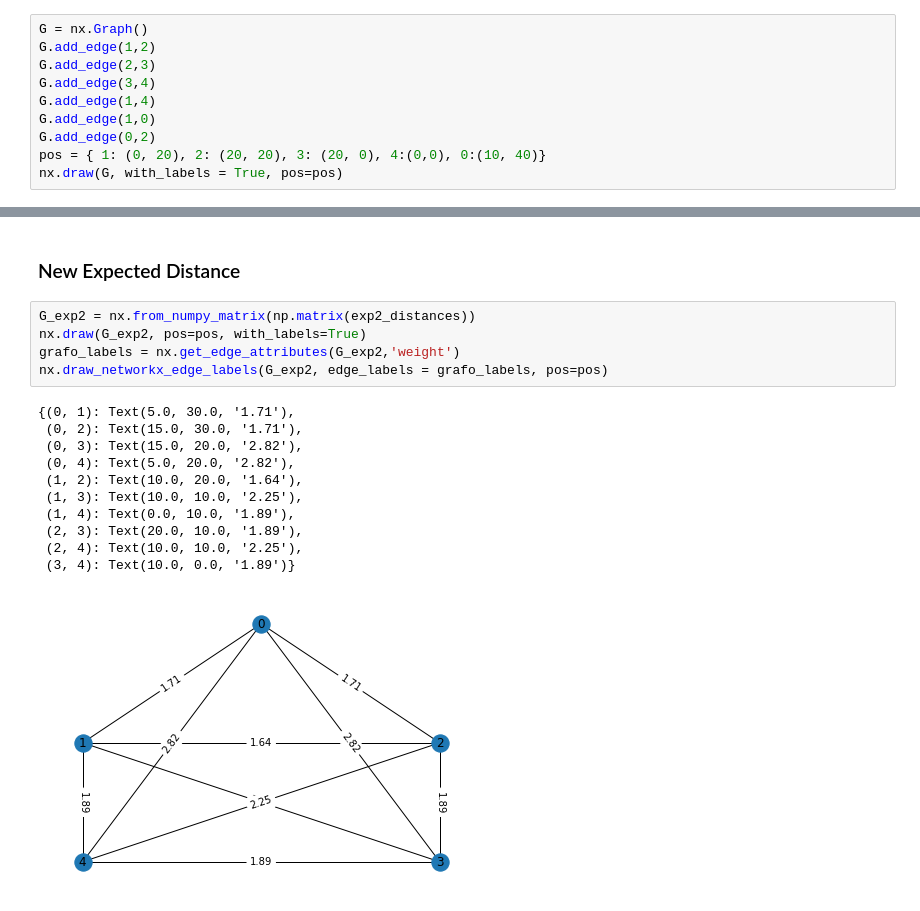
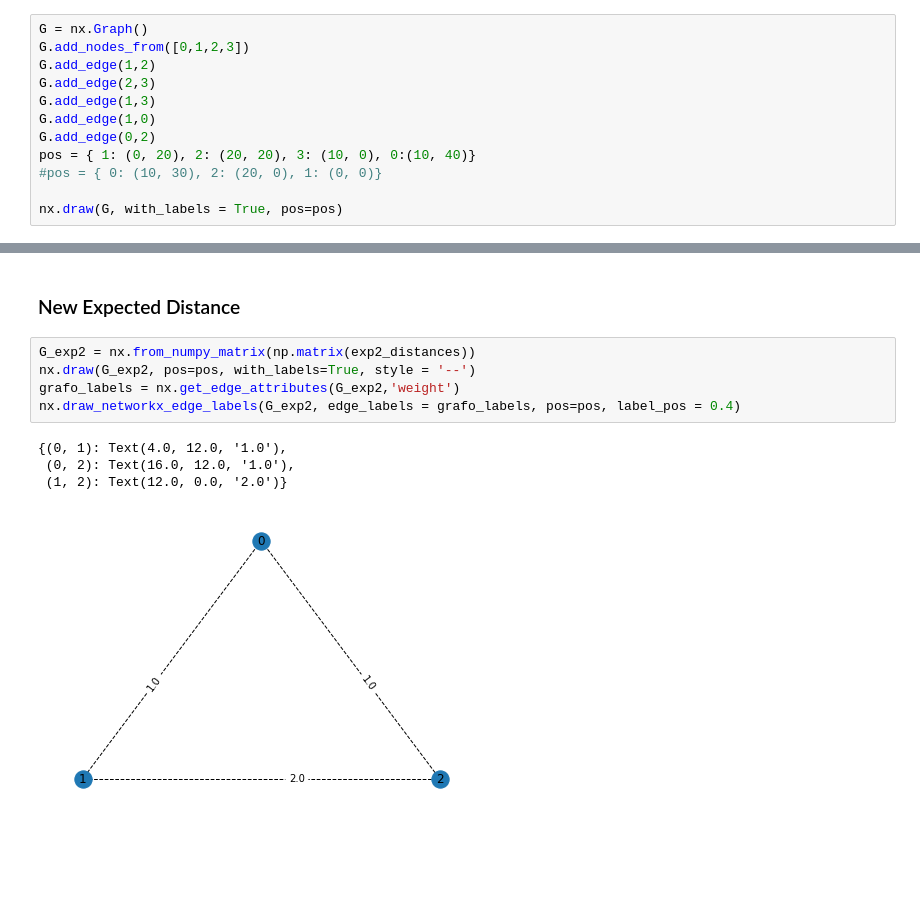
Before and after one commit to eterriault/expected_distance, a Jupyter notebook: presentation.ipynb, the cells around one changed output, grey strips where cells are left out. Cells and saved outputs as stored; diff of their text form; blank space fills up the shorter version.

```diff
--- a/presentation.ipynb
+++ b/presentation.ipynb
@@ -8,12 +8,14 @@ import seaborn as sns
 import random
 # %%
 G = nx.Graph()
+G.add_nodes_from([0,1,2,3])
 G.add_edge(1,2)
 G.add_edge(2,3)
-G.add_edge(3,4)
-G.add_edge(1,4)
+G.add_edge(1,3)
 G.add_edge(1,0)
 G.add_edge(0,2)
-pos = { 1: (0, 20), 2: (20, 20), 3: (20, 0), 4:(0,0), 0:(10, 40)}
+pos = { 1: (0, 20), 2: (20, 20), 3: (10, 0), 0:(10, 40)}
+#pos = { 0: (10, 30), 2: (20, 0), 1: (0, 0)}
+
 nx.draw(G, with_labels = True, pos=pos)
 # %% [output]
@@ -111,18 +114,11 @@ nx.draw_networkx_edge_labels(G_exp, edge_labels = grafo_labels, pos=pos)
 ### New Expected Distance
 # %%
 G_exp2 = nx.from_numpy_matrix(np.matrix(exp2_distances))
-nx.draw(G_exp2, pos=pos, with_labels=True)
+nx.draw(G_exp2, pos=pos, with_labels=True, style = '--')
 grafo_labels = nx.get_edge_attributes(G_exp2,'weight')
-nx.draw_networkx_edge_labels(G_exp2, edge_labels = grafo_labels, pos=pos)
+nx.draw_networkx_edge_labels(G_exp2, edge_labels = grafo_labels, pos=pos, label_pos = 0.4)
 # %% [output]
-{(0, 1): Text(5.0, 30.0, '1.71'),
- (0, 2): Text(15.0, 30.0, '1.71'),
- (0, 3): Text(15.0, 20.0, '2.82'),
- (0, 4): Text(5.0, 20.0, '2.82'),
- (1, 2): Text(10.0, 20.0, '1.64'),
- (1, 3): Text(10.0, 10.0, '2.25'),
- (1, 4): Text(0.0, 10.0, '1.89'),
- (2, 3): Text(20.0, 10.0, '1.89'),
- (2, 4): Text(10.0, 10.0, '2.25'),
- (3, 4): Text(10.0, 0.0, '1.89')}
+{(0, 1): Text(4.0, 12.0, '1.0'),
+ (0, 2): Text(16.0, 12.0, '1.0'),
+ (1, 2): Text(12.0, 0.0, '2.0')}
-[figure, old version]
+[figure, new version]
```
Also changed, not shown: parts of 6 cells of this notebook.
